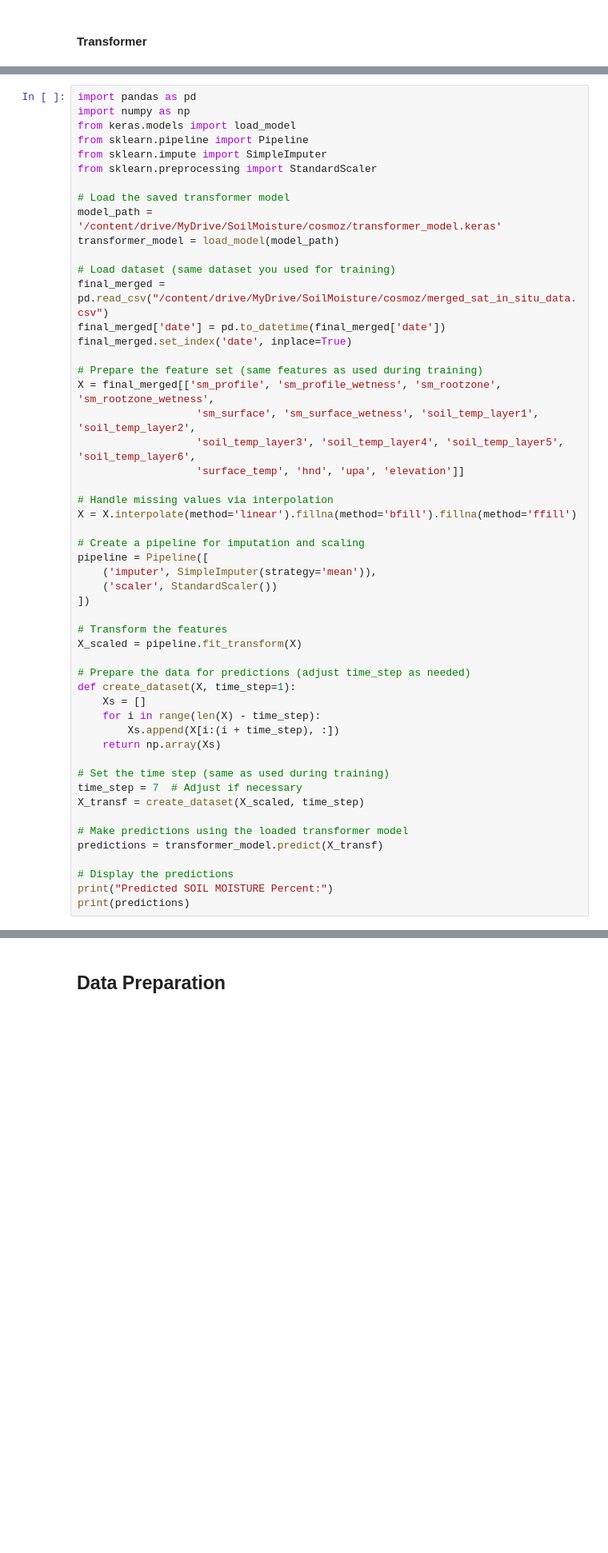
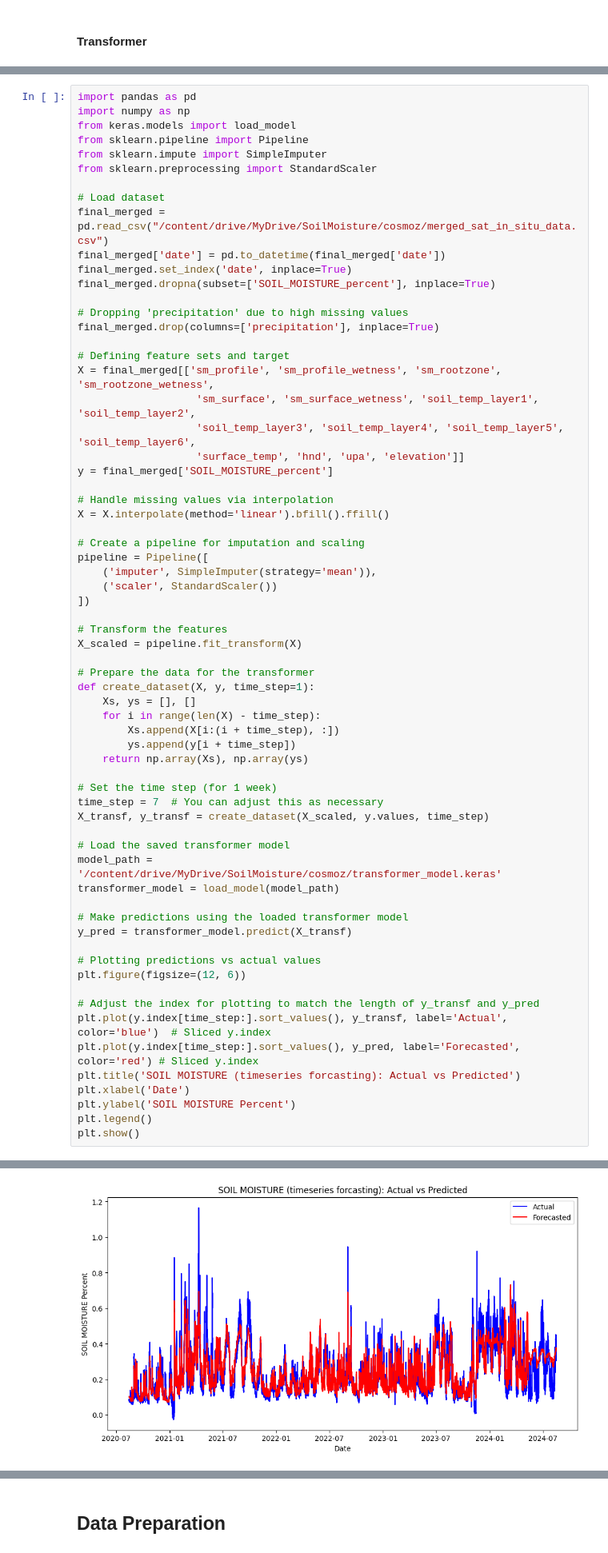
Before and after one commit to top-data/Soil_moisture, a Jupyter notebook: sm_cosmoz_inputs.ipynb, the cells around one changed output, grey strips where cells are left out. Shown at 80% size. Saved outputs shown, nothing was run; the diff lists cells and outputs as text; blank space fills up the shorter version.

```diff
--- a/sm_cosmoz_inputs.ipynb
+++ b/sm_cosmoz_inputs.ipynb
@@ -902,23 +900,24 @@ from sklearn.pipeline import Pipeline
 from sklearn.impute import SimpleImputer
 from sklearn.preprocessing import StandardScaler
 
-# Load the saved transformer model
-model_path = '/content/drive/MyDrive/SoilMoisture/cosmoz/transformer_model.keras'
-transformer_model = load_model(model_path)
-
-# Load dataset (same dataset you used for training)
+# Load dataset
 final_merged = pd.read_csv("/content/drive/MyDrive/SoilMoisture/cosmoz/merged_sat_in_situ_data.csv")
 final_merged['date'] = pd.to_datetime(final_merged['date'])
 final_merged.set_index('date', inplace=True)
+final_merged.dropna(subset=['SOIL_MOISTURE_percent'], inplace=True)
 
-# Prepare the feature set (same features as used during training)
+# Dropping 'precipitation' due to high missing values
+final_merged.drop(columns=['precipitation'], inplace=True)
+
+# Defining feature sets and target
 X = final_merged[['sm_profile', 'sm_profile_wetness', 'sm_rootzone', 'sm_rootzone_wetness',
                    'sm_surface', 'sm_surface_wetness', 'soil_temp_layer1', 'soil_temp_layer2',
                    'soil_temp_layer3', 'soil_temp_layer4', 'soil_temp_layer5', 'soil_temp_layer6',
                    'surface_temp', 'hnd', 'upa', 'elevation']]
+y = final_merged['SOIL_MOISTURE_percent']
 
 # Handle missing values via interpolation
-X = X.interpolate(method='linear').fillna(method='bfill').fillna(method='ffill')
+X = X.interpolate(method='linear').bfill().ffill()
 
 # Create a pipeline for imputation and scaling
 pipeline = Pipeline([
@@ -929,21 +928,34 @@ pipeline = Pipeline([
 # Transform the features
 X_scaled = pipeline.fit_transform(X)
 
-# Prepare the data for predictions (adjust time_step as needed)
-def create_dataset(X, time_step=1):
-    Xs = []
+# Prepare the data for the transformer
+def create_dataset(X, y, time_step=1):
+    Xs, ys = [], []
     for i in range(len(X) - time_step):
         Xs.append(X[i:(i + time_step), :])
-    return np.array(Xs)
+        ys.append(y[i + time_step])
+    return np.array(Xs), np.array(ys)
 
-# Set the time step (same as used during training)
-time_step = 7  # Adjust if necessary
-X_transf = create_dataset(X_scaled, time_step)
+# Set the time step (for 1 week)
+time_step = 7  # You can adjust this as necessary
+X_transf, y_transf = create_dataset(X_scaled, y.values, time_step)
+
+# Load the saved transformer model
+model_path = '/content/drive/MyDrive/SoilMoisture/cosmoz/transformer_model.keras'
+transformer_model = load_model(model_path)
 
 # Make predictions using the loaded transformer model
-predictions = transformer_model.predict(X_transf)
+y_pred = transformer_model.predict(X_transf)
 
-# Display the predictions
-print("Predicted SOIL MOISTURE Percent:")
-print(predictions)
+# Plotting predictions vs actual values
+plt.figure(figsize=(12, 6))
+
+# Adjust the index for plotting to match the length of y_transf and y_pred
+plt.plot(y.index[time_step:].sort_values(), y_transf, label='Actual', color='blue')  # Sliced y.index
+plt.plot(y.index[time_step:].sort_values(), y_pred, label='Forecasted', color='red') # Sliced y.index
+plt.title('SOIL MOISTURE (timeseries forcasting): Actual vs Predicted')
+plt.xlabel('Date')
+plt.ylabel('SOIL MOISTURE Percent')
+plt.legend()
+plt.show()
 # %% [output]
@@ -959,3 +964,4 @@ Predicted SOIL MOISTURE Percent:
+[figure, added]
 # %%
 from sklearn.metrics import mean_squared_error, r2_score
 
```
Also changed, not shown: parts of 3 cells of this notebook.
